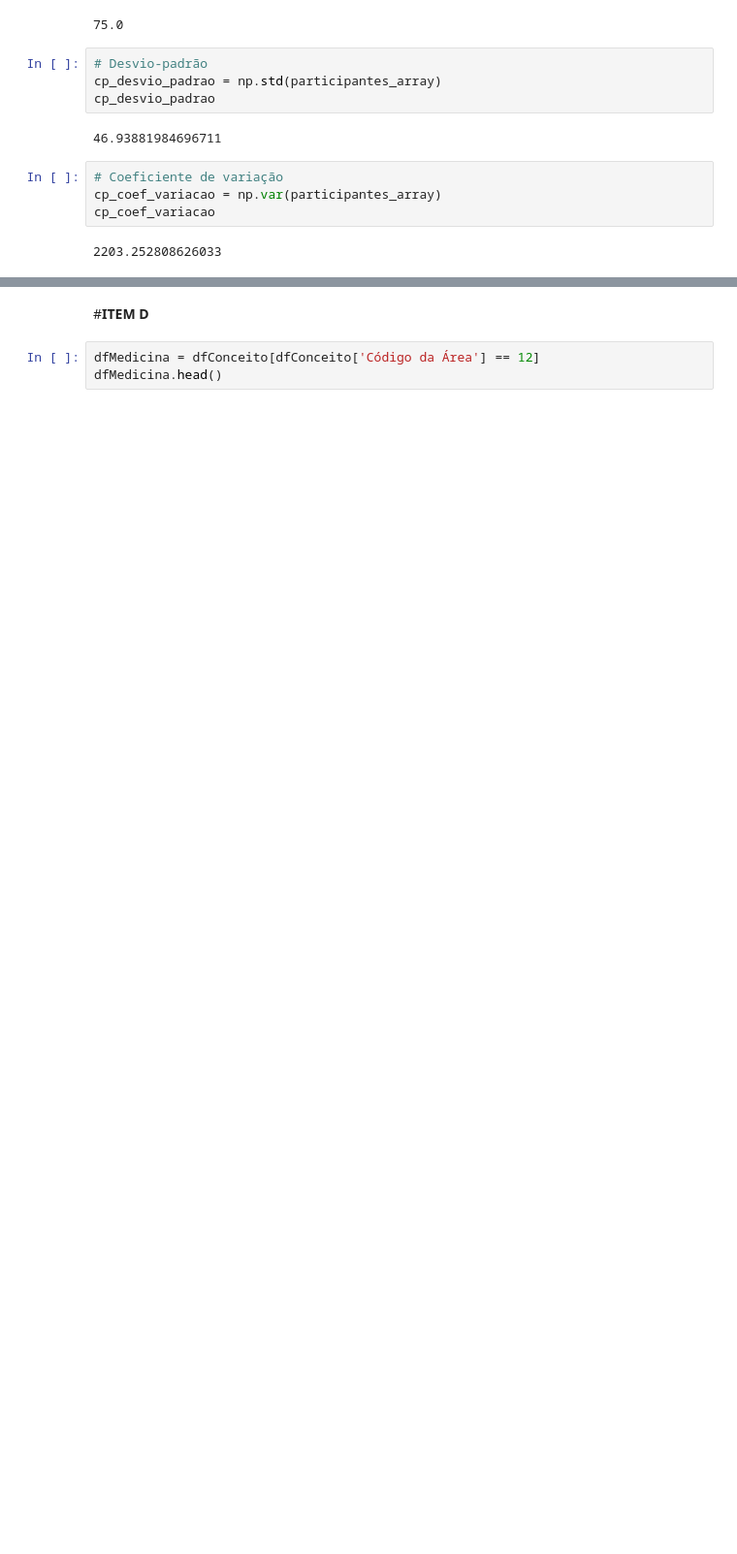
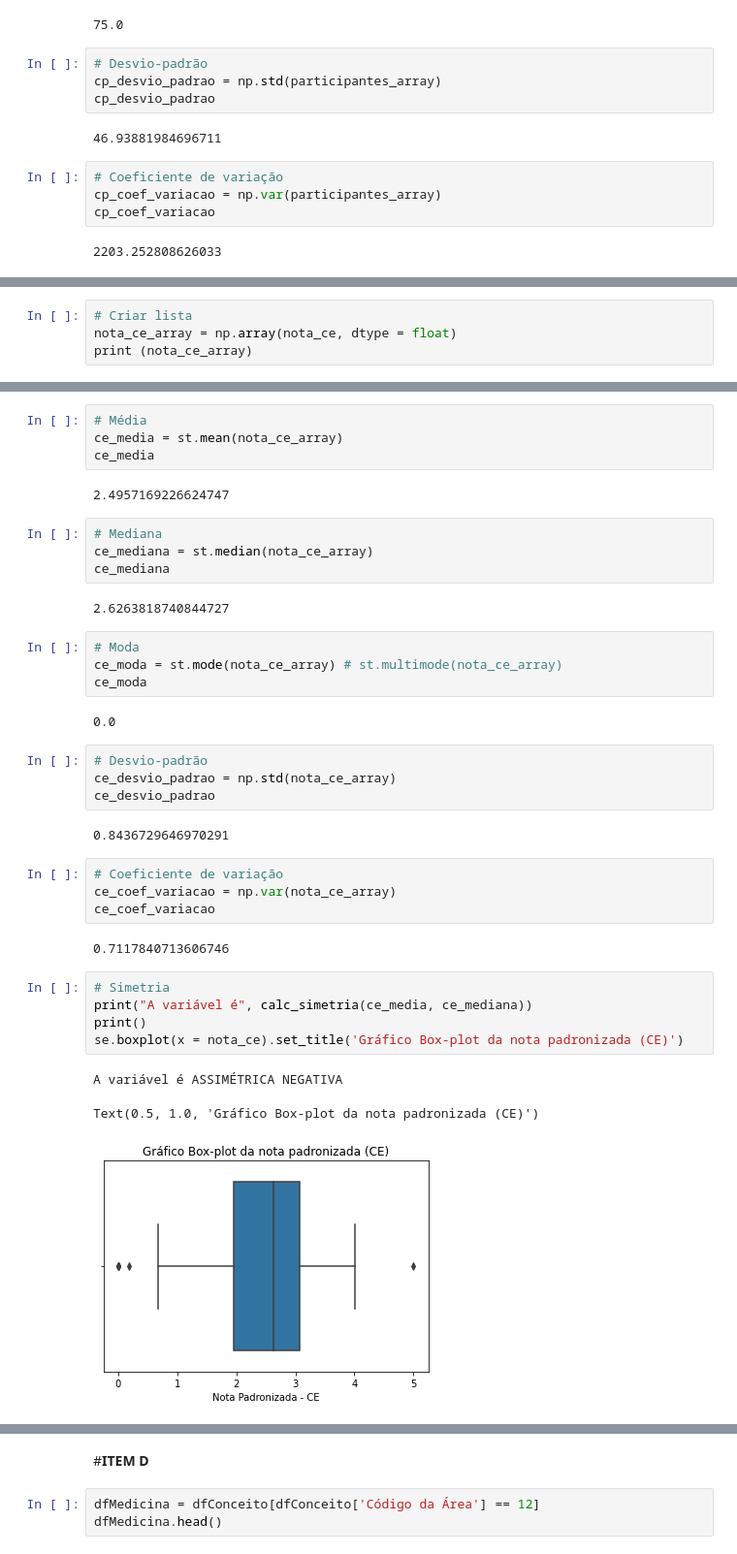
Before and after one commit to franklinperseuDS/TrabalhoModulo03, a Jupyter notebook: trabalhoEstatistica.ipynb, the cells around one changed output, grey strips where cells are left out. Shown at 97% size. Drawn from its saved outputs; the diff is of its cells as text; blank space fills up the shorter version.

```diff
--- a/trabalhoEstatistica.ipynb
+++ b/trabalhoEstatistica.ipynb
@@ -364,0 +459,4 @@ Text(0.5, 1.0, 'Gráfico Box-plot dos concluintes participantes')
+# %%
+# Criar lista
+nota_ce_array = np.array(nota_ce, dtype = float)
+print (nota_ce_array)
@@ -364,0 +481,39 @@ Text(0.5, 1.0, 'Gráfico Box-plot dos concluintes participantes')
+# %%
+# Média
+ce_media = st.mean(nota_ce_array)
+ce_media
+# %% [output]
+2.4957169226624747
+# %%
+# Mediana
+ce_mediana = st.median(nota_ce_array)
+ce_mediana
+# %% [output]
+2.6263818740844727
+# %%
+# Moda
+ce_moda = st.mode(nota_ce_array) # st.multimode(nota_ce_array)
+ce_moda
+# %% [output]
+0.0
+# %%
+# Desvio-padrão
+ce_desvio_padrao = np.std(nota_ce_array)
+ce_desvio_padrao
+# %% [output]
+0.8436729646970291
+# %%
+# Coeficiente de variação
+ce_coef_variacao = np.var(nota_ce_array)
+ce_coef_variacao
+# %% [output]
+0.7117840713606746
+# %%
+# Simetria
+print("A variável é", calc_simetria(ce_media, ce_mediana))
+print()
+se.boxplot(x = nota_ce).set_title('Gráfico Box-plot da nota padronizada (CE)')
+# %% [output]
+A variável é ASSIMÉTRICA NEGATIVA
+Text(0.5, 1.0, 'Gráfico Box-plot da nota padronizada (CE)')
+[figure, added]
```
Also changed, not shown: parts of 43 cells of this notebook.
